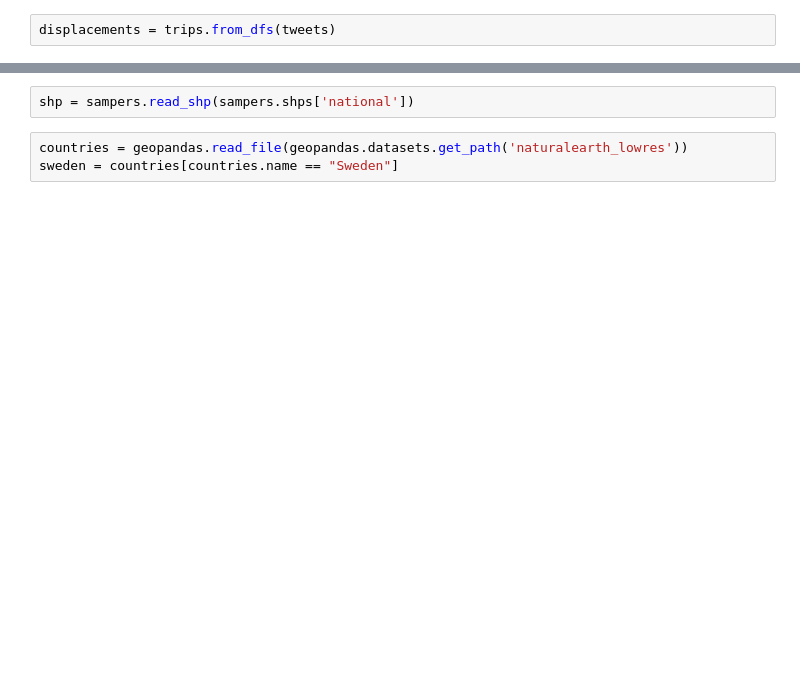
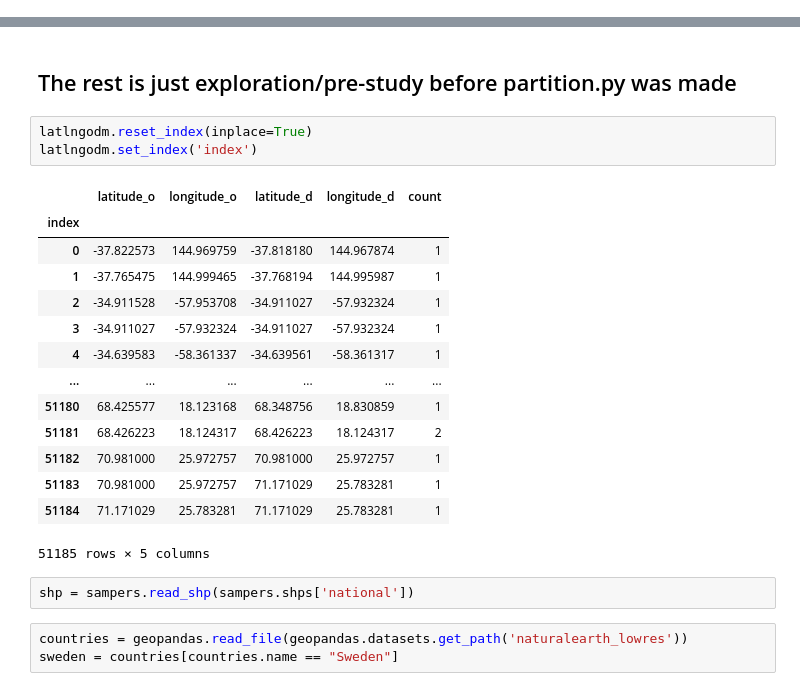
Before and after one commit to TheYuanLiao/individual_mobility_model, a Jupyter notebook: src/py/partition.ipynb, the cells around one changed output, grey strips where cells are left out. Cells and saved outputs as stored; diff of their text form; blank space fills up the shorter version.

Commit message:
displacements

```diff
--- a/src/py/partition.ipynb
+++ b/src/py/partition.ipynb
@@ -15,2 +28,0 @@ tweets = tweets.dropna()
-# %%
-displacements = trips.from_dfs(tweets)
@@ -35,3 +126,26 @@ latlngodm
+# %% [markdown]
+
+
+
+## The rest is just exploration/pre-study before partition.py was made
+# %%
+latlngodm.reset_index(inplace=True)
+latlngodm.set_index('index')
+# %% [output]
+|  | latitude_o | longitude_o | latitude_d | longitude_d | count |
+| index |  |  |  |  |  |
+| 0 | -37.822573 | 144.969759 | -37.818180 | 144.967874 | 1 |
+| 1 | -37.765475 | 144.999465 | -37.768194 | 144.995987 | 1 |
+| 2 | -34.911528 | -57.953708 | -34.911027 | -57.932324 | 1 |
+| 3 | -34.911027 | -57.932324 | -34.911027 | -57.932324 | 1 |
+| 4 | -34.639583 | -58.361337 | -34.639561 | -58.361317 | 1 |
+| ... | ... | ... | ... | ... | ... |
+| 51180 | 68.425577 | 18.123168 | 68.348756 | 18.830859 | 1 |
+| 51181 | 68.426223 | 18.124317 | 68.426223 | 18.124317 | 2 |
+| 51182 | 70.981000 | 25.972757 | 70.981000 | 25.972757 | 1 |
+| 51183 | 70.981000 | 25.972757 | 71.171029 | 25.783281 | 1 |
+| 51184 | 71.171029 | 25.783281 | 71.171029 | 25.783281 | 1 |
+51185 rows × 5 columns
 # %%
 shp = sampers.read_shp(sampers.shps['national'])
 # %%
```
Also changed, not shown: parts of 43 cells of this notebook, 3 other files.
